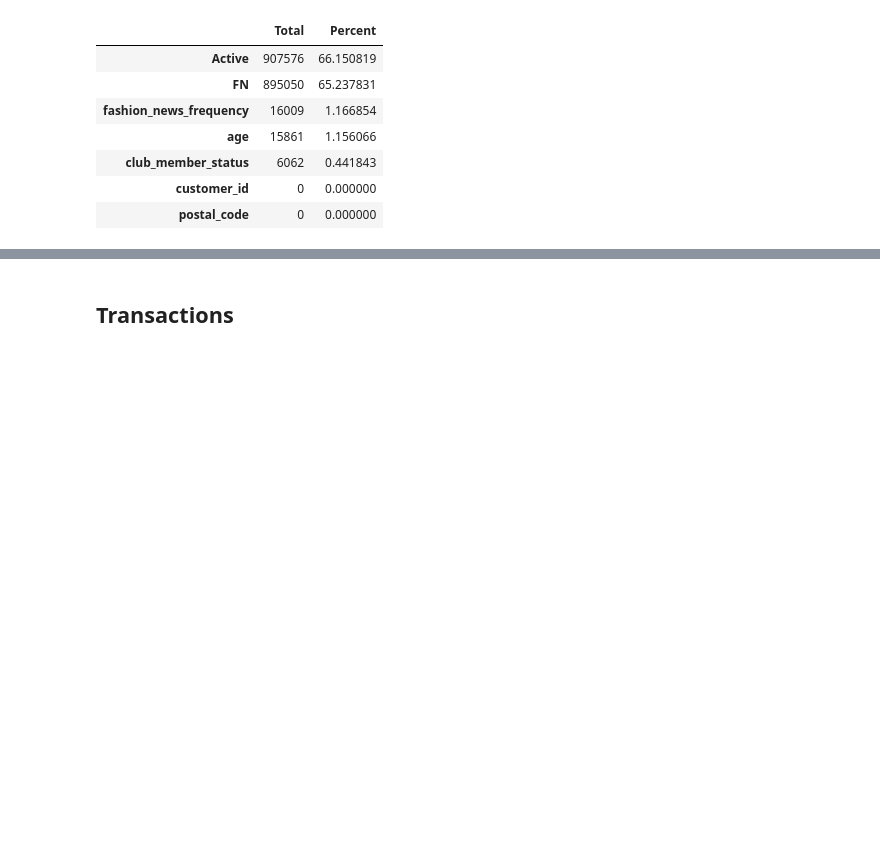
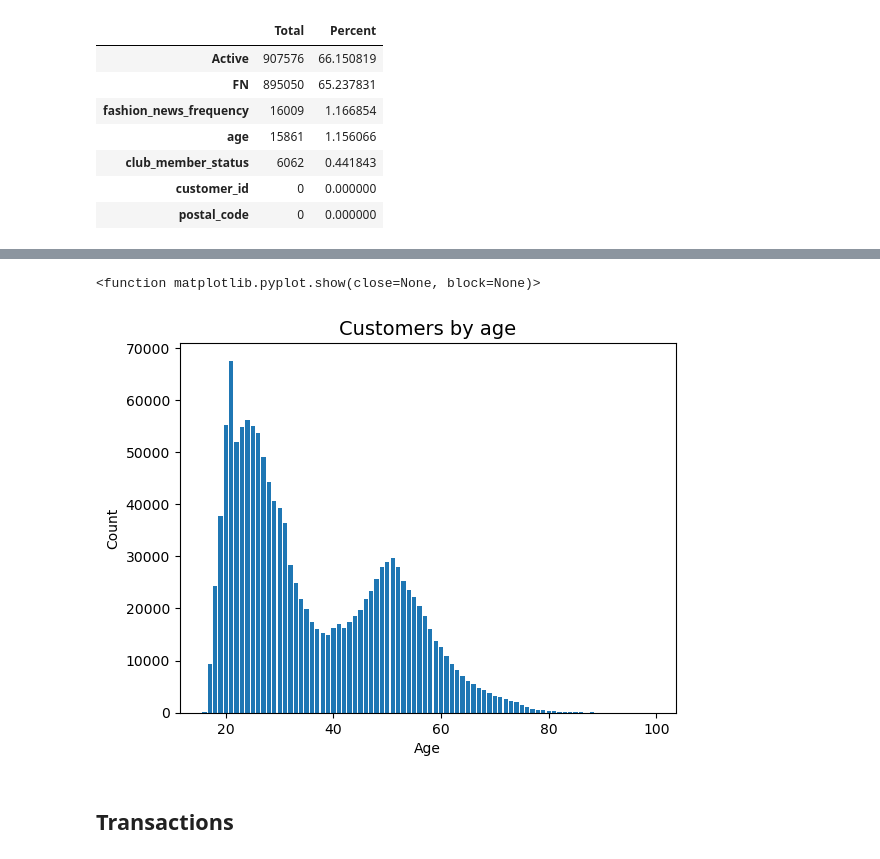
Before and after one commit to paulcho98/RecSys_HandM, a Jupyter notebook: data_analysis.ipynb, the cells around one changed output, grey strips where cells are left out. Cells and saved outputs as stored; diff of their text form; code cells hidden in the pictures; blank space fills up the shorter version.

```diff
--- a/data_analysis.ipynb
+++ b/data_analysis.ipynb
@@ -237,3 +221,16 @@ NameError: name 'sns' is not defined
+# %%
+customers_age = customers['age'].value_counts()
+customers_age = customers_age.sort_index()
+fig, ax = plt.subplots()
+
+ax.set_title("Customers by age", fontsize=14)
+ax.set_xlabel("Age")
+ax.set_ylabel("Count")
+ax.bar(customers_age.index, customers_age.values)
+plt.show
+# %% [output]
+<function matplotlib.pyplot.show(close=None, block=None)>
+[figure, added]
 # %% [markdown]
 ## Transactions
 # %%
```
Also changed, not shown: parts of 10 cells of this notebook, 6 other files.
